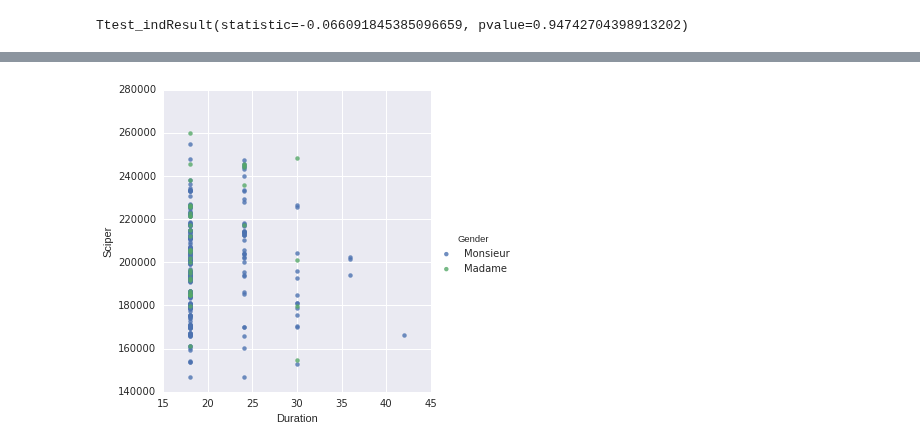
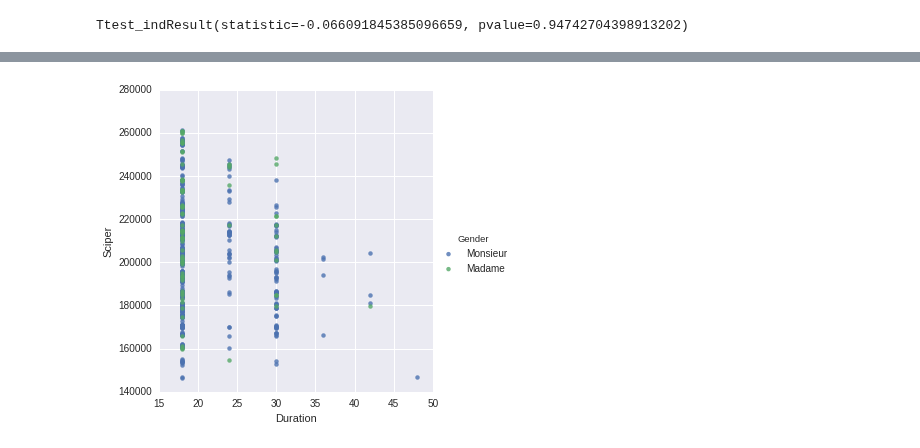
Before and after one commit to meryemmhamdi1/Gokcen_Meryem_Riyadh_ADA, a Jupyter notebook: 02 - Data from the Web/DataFromTheWeb.ipynb, the cells around one changed output, grey strips where cells are left out. Saved outputs shown, nothing was run; the diff lists cells and outputs as text; code cells hidden in the pictures.

```diff
--- a/02 - Data from the Web/DataFromTheWeb.ipynb
+++ b/02 - Data from the Web/DataFromTheWeb.ipynb
@@ -190,7 +190,7 @@ bigDataFrame = pd.DataFrame()
 dataframes = []
 url = 'http://isa.epfl.ch/imoniteur_ISAP/!GEDPUBLICREPORTS.html?'
 period = [(semester, value) for (semester, value) in period_pedagogique if semester in
-          ['Bachelor semestre 1','Bachelor semestre 6']]
+          ['Bachelor semestre 1','Bachelor semestre 5','Bachelor semestre 6']]
 for (year,year_value) in period_academique:
     for (semester, semester_value) in period:
         parameters[5] = (parameters[5][0], year_value) # setting periode académique
@@ -523,13 +652,13 @@ Ttest_indResult(statistic=-0.066091845385096659, pvalue=0.94742704398913202)
 # %%
 # ScatterPlot
 %matplotlib inline
 import matplotlib.pylab as plt
 import seaborn as sns
 
 gender = ['Madame', 'Monsieur']
 colors = {'Madame':'red','Monsieur':'blue'}
 #plt.scatter(masterStudents.Duration, masterStudents.Sciper, c = masterStudents['Gender'].apply(lambda x: colors[x]))
-sns.lmplot('Duration', 'Sciper', data=masterStudents, hue='Gender', fit_reg=False)
+sns.lmplot('Duration', , data=masterStudents, hue='Gender', fit_reg=False)
 plt.show()
 # %% [output]
-[figure, old version]
+[figure, new version]
```
Also changed, not shown: parts of 15 cells of this notebook.
